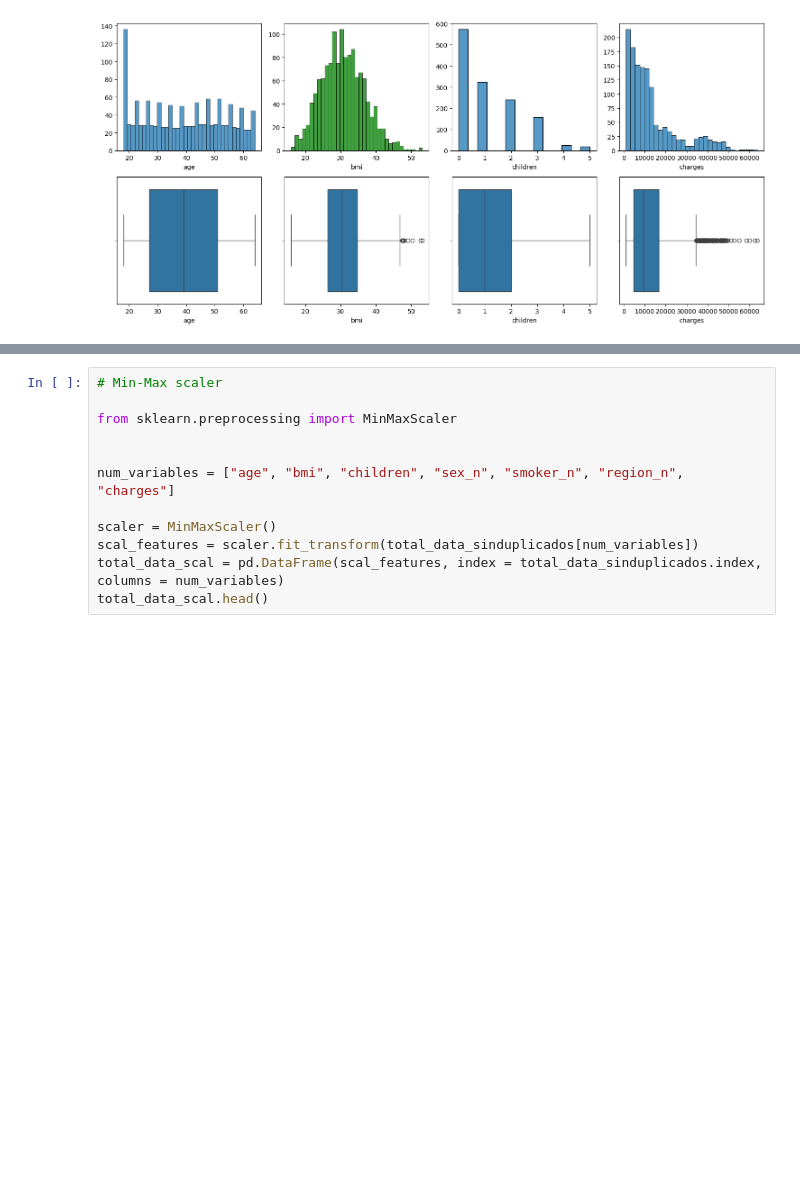
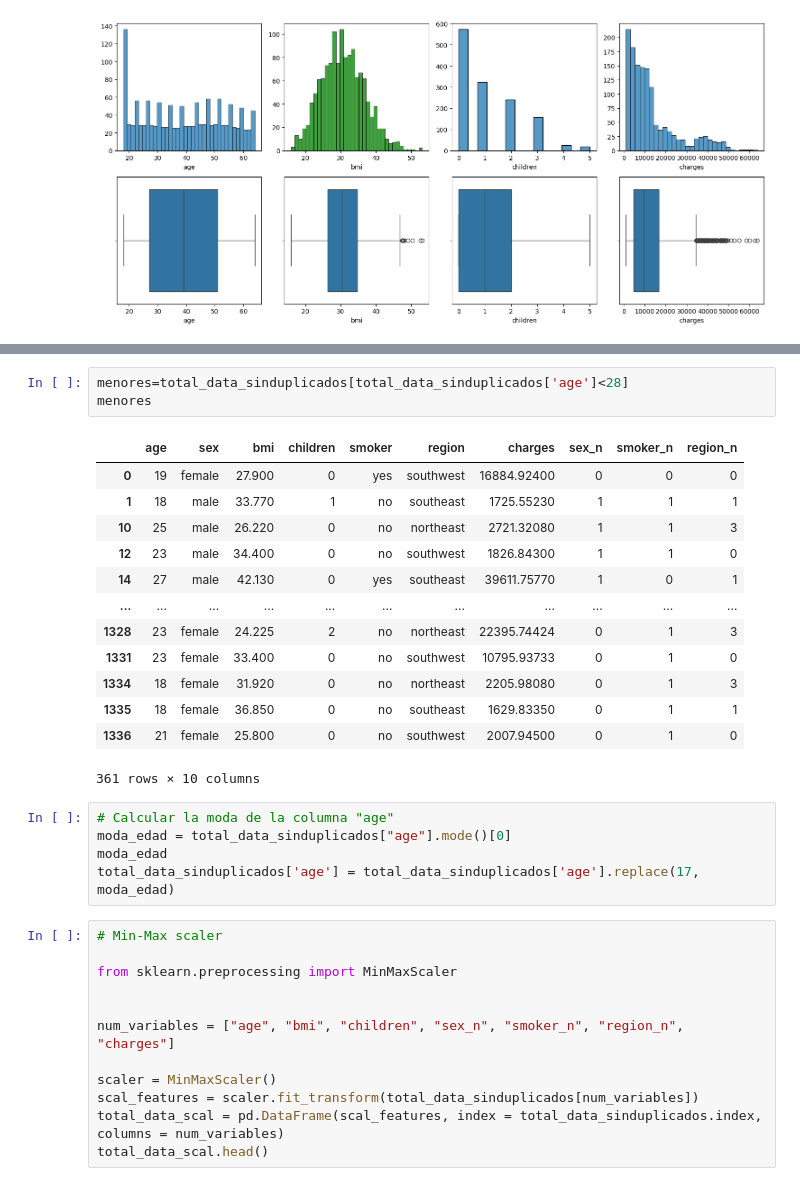
Before and after one commit to 4GeeksAcademy/Olga_K_lineal-regression, a Jupyter notebook: src/explore.ipynb, the cells around one changed output, grey strips where cells are left out. Cells and saved outputs as stored; diff of their text form; blank space fills up the shorter version.

```diff
--- a/src/explore.ipynb
+++ b/src/explore.ipynb
@@ -284,3 +313,25 @@ plt.show()
+# %%
+menores=total_data_sinduplicados[total_data_sinduplicados['age']<28]
+menores
+# %% [output]
+|  | age | sex | bmi | children | smoker | region | charges | sex_n | smoker_n | region_n |
+| 0 | 19 | female | 27.900 | 0 | yes | southwest | 16884.92400 | 0 | 0 | 0 |
+| 1 | 18 | male | 33.770 | 1 | no | southeast | 1725.55230 | 1 | 1 | 1 |
+| 10 | 25 | male | 26.220 | 0 | no | northeast | 2721.32080 | 1 | 1 | 3 |
+| 12 | 23 | male | 34.400 | 0 | no | southwest | 1826.84300 | 1 | 1 | 0 |
+| 14 | 27 | male | 42.130 | 0 | yes | southeast | 39611.75770 | 1 | 0 | 1 |
+| ... | ... | ... | ... | ... | ... | ... | ... | ... | ... | ... |
+| 1328 | 23 | female | 24.225 | 2 | no | northeast | 22395.74424 | 0 | 1 | 3 |
+| 1331 | 23 | female | 33.400 | 0 | no | southwest | 10795.93733 | 0 | 1 | 0 |
+| 1334 | 18 | female | 31.920 | 0 | no | northeast | 2205.98080 | 0 | 1 | 3 |
+| 1335 | 18 | female | 36.850 | 0 | no | southeast | 1629.83350 | 0 | 1 | 1 |
+| 1336 | 21 | female | 25.800 | 0 | no | southwest | 2007.94500 | 0 | 1 | 0 |
+361 rows × 10 columns
+# %%
+# Calcular la moda de la columna "age"
+moda_edad = total_data_sinduplicados["age"].mode()[0]
+moda_edad
+total_data_sinduplicados['age'] = total_data_sinduplicados['age'].replace(17, moda_edad)
 # %%
 # Min-Max scaler
 
```
Also changed, not shown: parts of 3 cells of this notebook.
